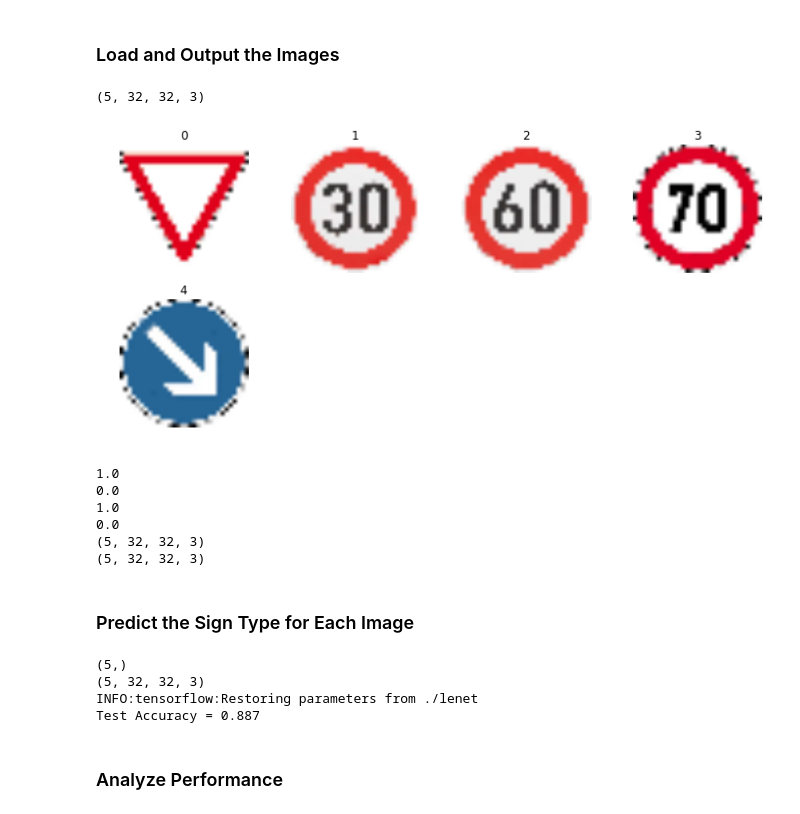
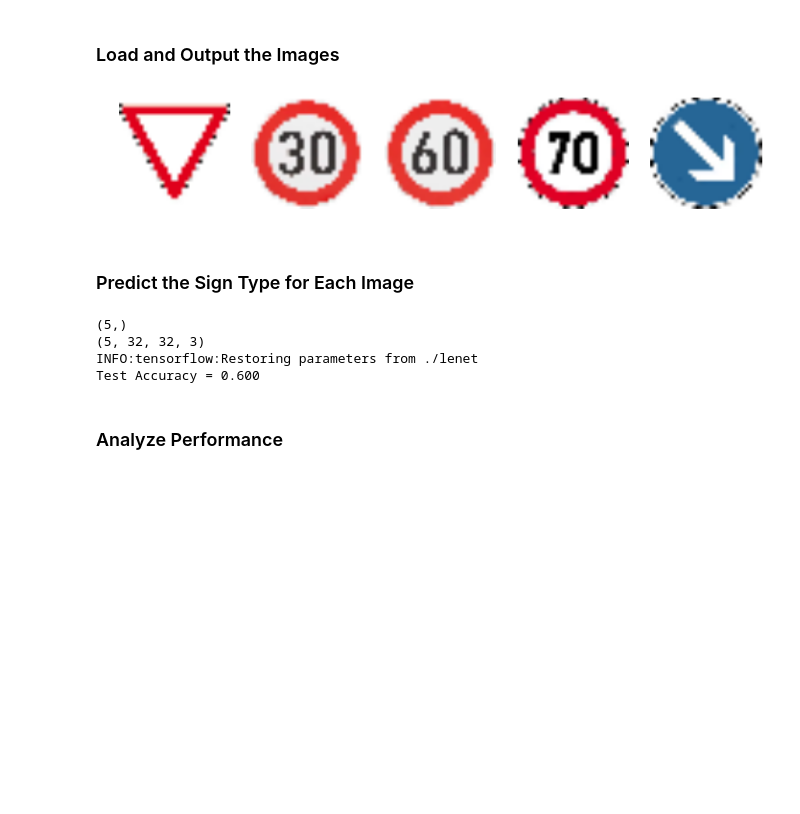
Before and after one commit to ZeipsCode/CarND-Traffic-Sign-Classifier-Project, a Jupyter notebook: Traffic_Sign_Classifier.ipynb, the cells around one changed output. Cells and saved outputs as stored; diff of their text form; code cells hidden in the pictures; blank space fills up the shorter version.

```diff
--- a/Traffic_Sign_Classifier.ipynb
+++ b/Traffic_Sign_Classifier.ipynb
@@ -358,72 +355,45 @@ import csv
 import glob
 import numpy as np
 import matplotlib.pyplot as plt
-
 from PIL import Image
-
 
 #Import traffic signs class names
 signs_class=[]
 with open('signnames.csv', 'rt') as csvfile:
     reader = csv.DictReader(csvfile, delimiter=',')
     for row in reader:
         signs_class.append((row['SignName']))
 
 #Import test images
 test_img_paths = [img_path for img_path in glob.glob("./new_images/*")]
 test_img = np.uint8(np.zeros((5,32,32,3)))
 for i, imp in enumerate(test_img_paths):
     img = cv2.imread(imp, cv2.IMREAD_COLOR)
     img = cv2.resize(img, (32,32))
     img = cv2.cvtColor(img, cv2.COLOR_BGR2RGB)
-    #img = Image.open(imp)
-    #img = img.resize((32,32), Image.ANTIALIAS)
     test_img[i] = img
 
 test_pics = []
 
-print(np.shape(test_img))
 
-#Visualize new raw images
+#Visualize new images
 plt.figure(figsize=(12, 8))
-#fig1 = plt.figure()
+
 for i in range(5):
-    plt.subplot(3, 4, i+1)
+    plt.subplot(3, 5, i+1)
     plt.imshow(test_img[i])
-    plt.title(i)
     plt.axis('off')
     test_pics.append(test_img[i])
 plt.show()
 
+
+#convert test images to numpy array
 test_pics = np.array(test_pics)
-#test_pics = np.sum(test_pics / 3, axis=3, keepdims=True)
 
-test_pics = test_pics / 255 #(test_pics - 128) / 128
-
-
-test_pics.astype(int)
-X_Validation.astype(int)
-
-print(np.max(test_pics))
-print(np.min(test_pics))
-
-print(np.max(X_Validation))
-print(np.min(X_Validation))
-
-print(np.shape(test_pics))
-
-test_pics = np.asarray(test_pics)
-
-print(np.shape(test_pics))
+#normalize test images
+test_pics = test_pics / 255
 # %% [output]
-(5, 32, 32, 3)
-[figure, old version]
+[figure, new version]
-1.0
-0.0
-1.0
-0.0
-(5, 32, 32, 3)
-(5, 32, 32, 3)
 # %% [markdown]
 ### Predict the Sign Type for Each Image
 # %%
@@ -436,34 +406,24 @@ import numpy as np
 
 save_file = './lenet'
 
-
 labels = np.array([13, 1, 3, 4, 38])
-#saver = tf.train.Saver()
 
 print(np.shape(labels))
 print(np.shape(test_pics))
 
-# Launch the graph
+# relaunch the session and evaluate performance on test set
 with tf.Session() as sess:
     sess.run(tf.global_variables_initializer())
     saver.restore(sess, "./lenet")
-    test_accuracy = evaluate(X_test, y_test)
-    #test_accuracy = evaluate(test_pics, labels)
+    test_accuracy = evaluate(test_pics, labels)
+
 
 print("Test Accuracy = {:.3f}".format(test_accuracy))
-
-
-#print(predicted_classes)
-#print("shape ", np.shape(test_accuracy))
-
-
-#for i in range( np.size(test_accuracy)):
-#    print('Image', i, 'probabilities:', test_accuracy[i], '\n and predicted classes:', test_accuracy[i])
 # %% [output]
 (5,)
 (5, 32, 32, 3)
 INFO:tensorflow:Restoring parameters from ./lenet
-Test Accuracy = 0.887
+Test Accuracy = 0.600
 # %% [markdown]
 ### Analyze Performance
 # %%
```
Also changed, not shown: parts of 4 cells of this notebook, 1 other file.
